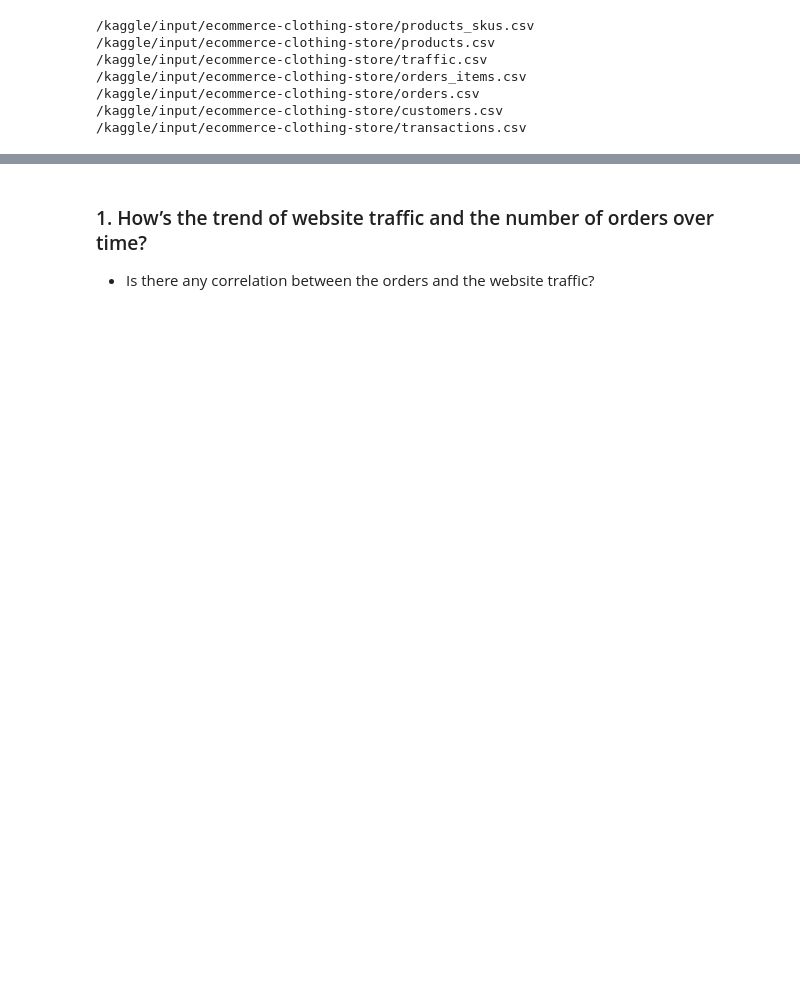
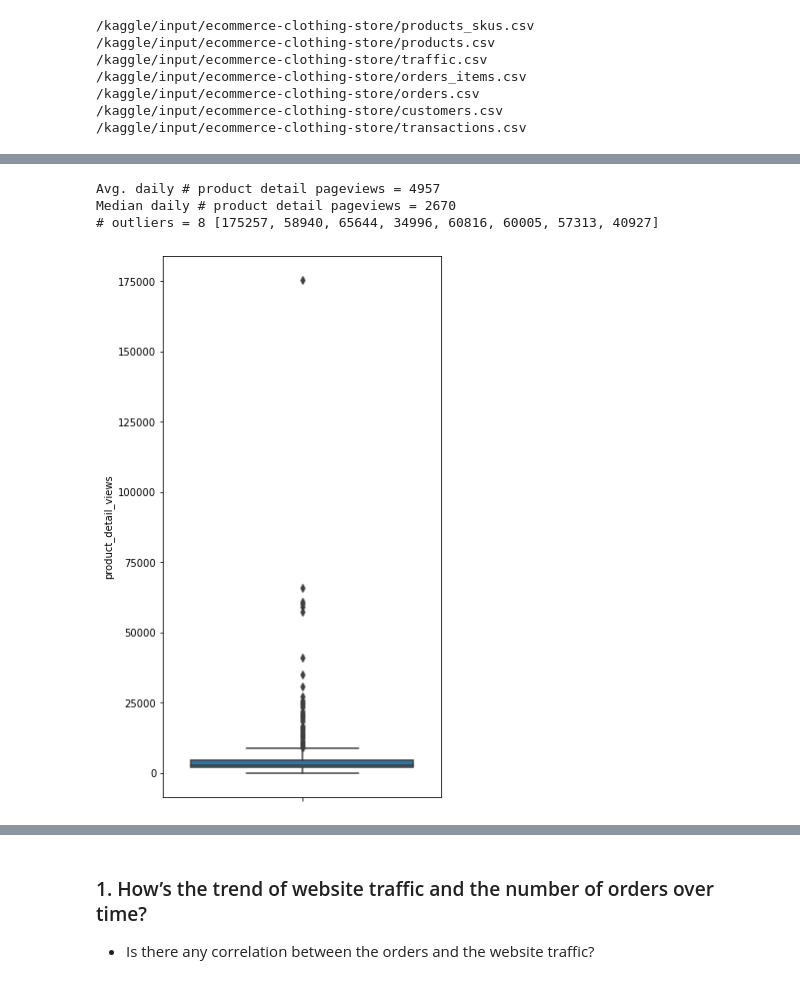
Before and after one commit to ryq99/Use_Case_Backlogs, a Jupyter notebook: ecommerce-project.ipynb, the cells around one changed output, grey strips where cells are left out. Drawn from its saved outputs; the diff is of its cells as text; code cells hidden in the pictures; blank space fills up the shorter version.

```diff
--- a/ecommerce-project.ipynb
+++ b/ecommerce-project.ipynb
@@ -44,0 +108,11 @@ transactions = pd.read_csv(r'/kaggle/input/ecommerce-clothing-store/transactions
+# %%
+plt.figure(figsize=(5,10))
+sns.boxplot(data=traffic, y='product_detail_views')
+print('Avg. daily # product detail pageviews = {:.0f}'.format(traffic['product_detail_views'].mean()))
+print('Median daily # product detail pageviews = {:.0f}'.format(traffic['product_detail_views'].median()))
+print('# outliers = {} {}'.format(traffic.loc[np.abs(stats.zscore(traffic['product_detail_views'])) > 3, 'product_detail_views'].count(), traffic.loc[np.abs(stats.zscore(traffic['product_detail_views'])) > 3, 'product_detail_views'].tolist()))
+# %% [output]
+Avg. daily # product detail pageviews = 4957
+Median daily # product detail pageviews = 2670
+# outliers = 8 [175257, 58940, 65644, 34996, 60816, 60005, 57313, 40927]
+[figure, added]
```
Also changed, not shown: parts of 34 cells of this notebook.
